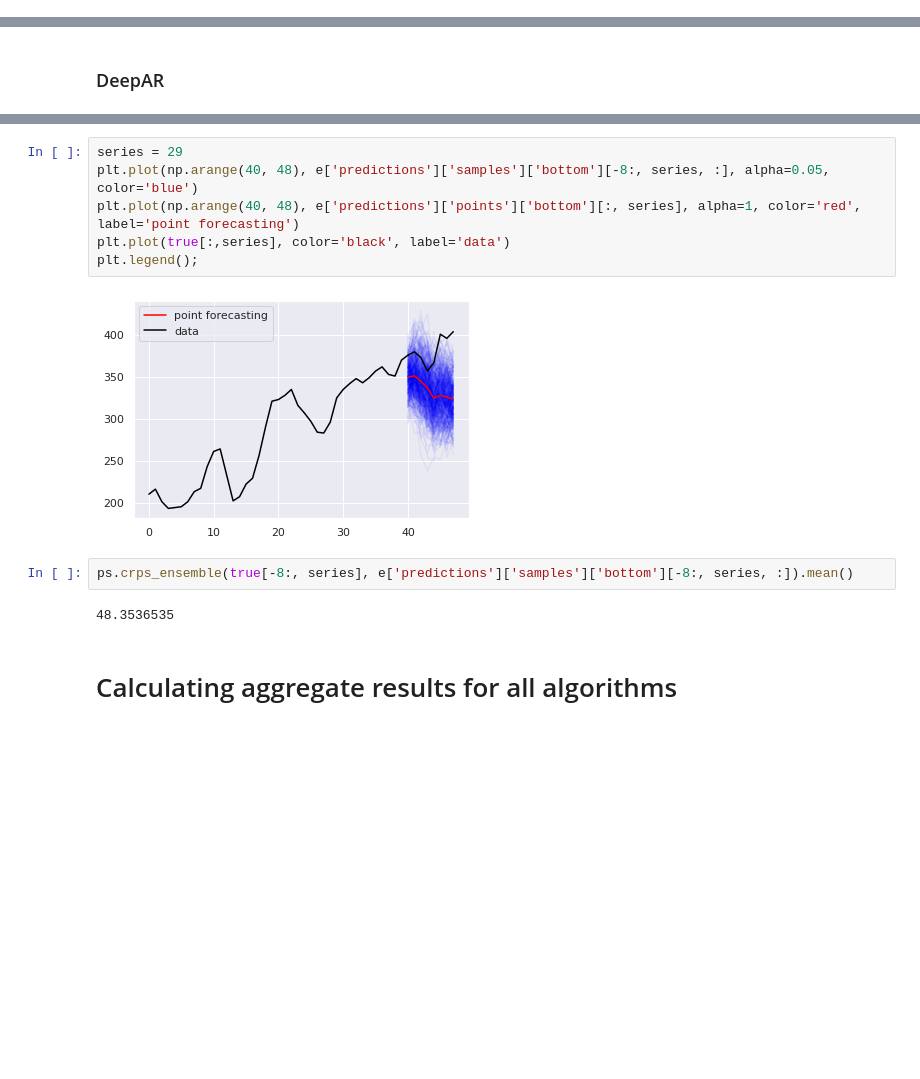
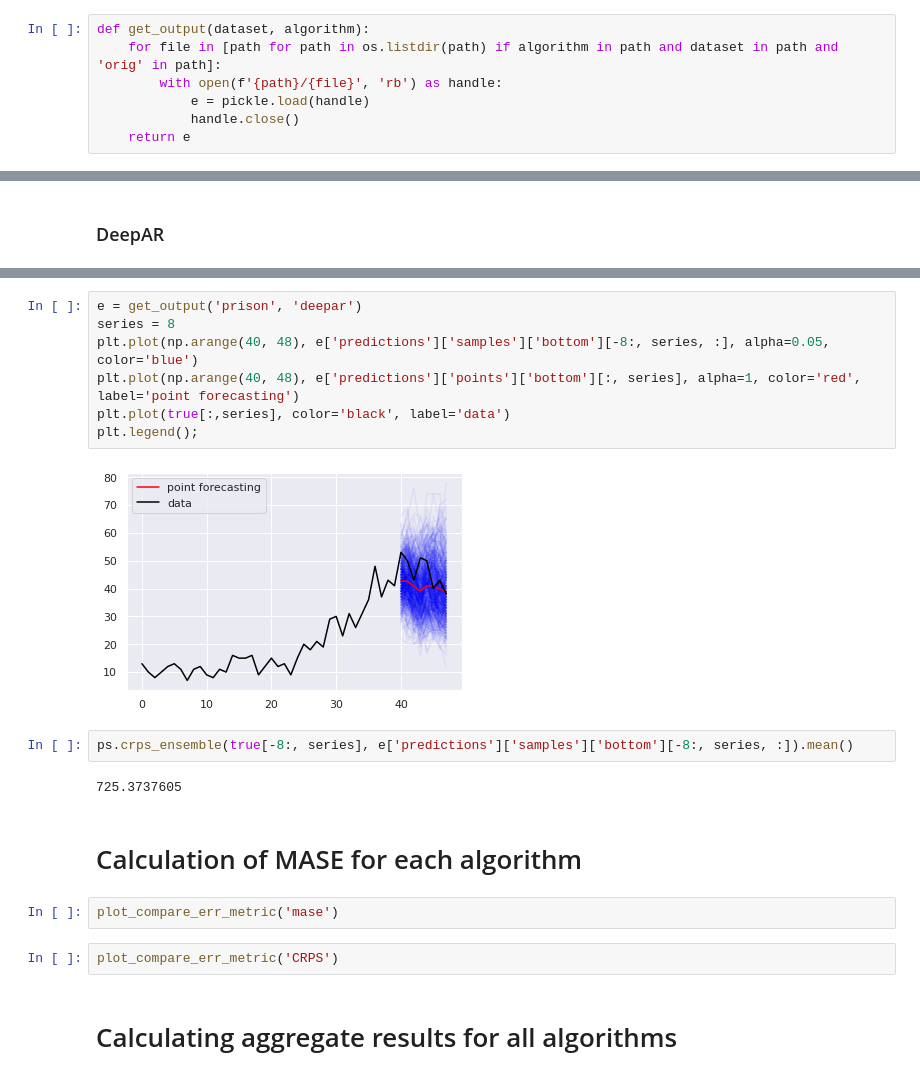
Before and after one commit to luisroque/run_models_distributed, a Jupyter notebook: notebooks/Results_comparing_all_algorithms_paper1_probabilistic.ipynb, the cells around one changed output, grey strips where cells are left out. Saved outputs shown, nothing was run; the diff lists cells and outputs as text; blank space fills up the shorter version.

```diff
--- a/notebooks/Results_comparing_all_algorithms_paper1_probabilistic.ipynb
+++ b/notebooks/Results_comparing_all_algorithms_paper1_probabilistic.ipynb
@@ -108,0 +131,7 @@ def compute_aggregated_results_df(results_dict):
+# %%
+def get_output(dataset, algorithm):
+    for file in [path for path in os.listdir(path) if algorithm in path and dataset in path and 'orig' in path]:
+        with open(f'{path}/{file}', 'rb') as handle:
+            e = pickle.load(handle)
+            handle.close()
+    return e
@@ -166,15 +238,22 @@ for file in [path for path in os.listdir(path) if algorithm in path and dataset
 # %%
-series = 29
+e = get_output('prison', 'deepar')
+series = 8
 plt.plot(np.arange(40, 48), e['predictions']['samples']['bottom'][-8:, series, :], alpha=0.05, color='blue')
 plt.plot(np.arange(40, 48), e['predictions']['points']['bottom'][:, series], alpha=1, color='red', label='point forecasting')
 plt.plot(true[:,series], color='black', label='data')
 plt.legend();
 # %% [output]
-[figure, old version]
+[figure, new version]
 # %%
 ps.crps_ensemble(true[-8:, series], e['predictions']['samples']['bottom'][-8:, series, :]).mean()
 # %% [output]
-48.3536535
+725.3737605
+# %% [markdown]
+# Calculation of MASE for each algorithm
+# %%
+plot_compare_err_metric('mase')
+# %%
+plot_compare_err_metric('CRPS')
 # %% [markdown]
 # Calculating aggregate results for all algorithms
 # %%
```
Also changed, not shown: parts of 16 cells of this notebook, 1 other file.
